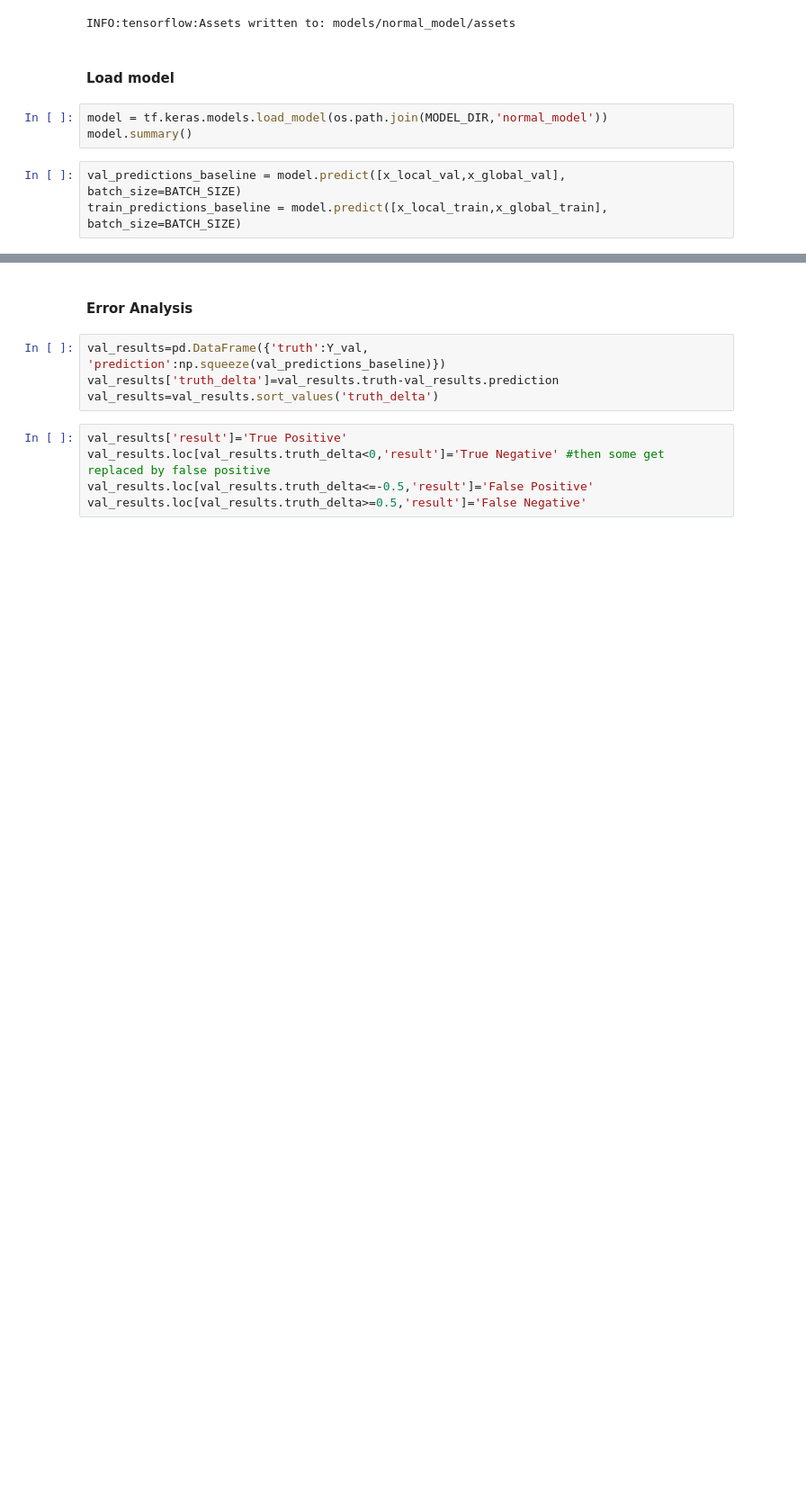
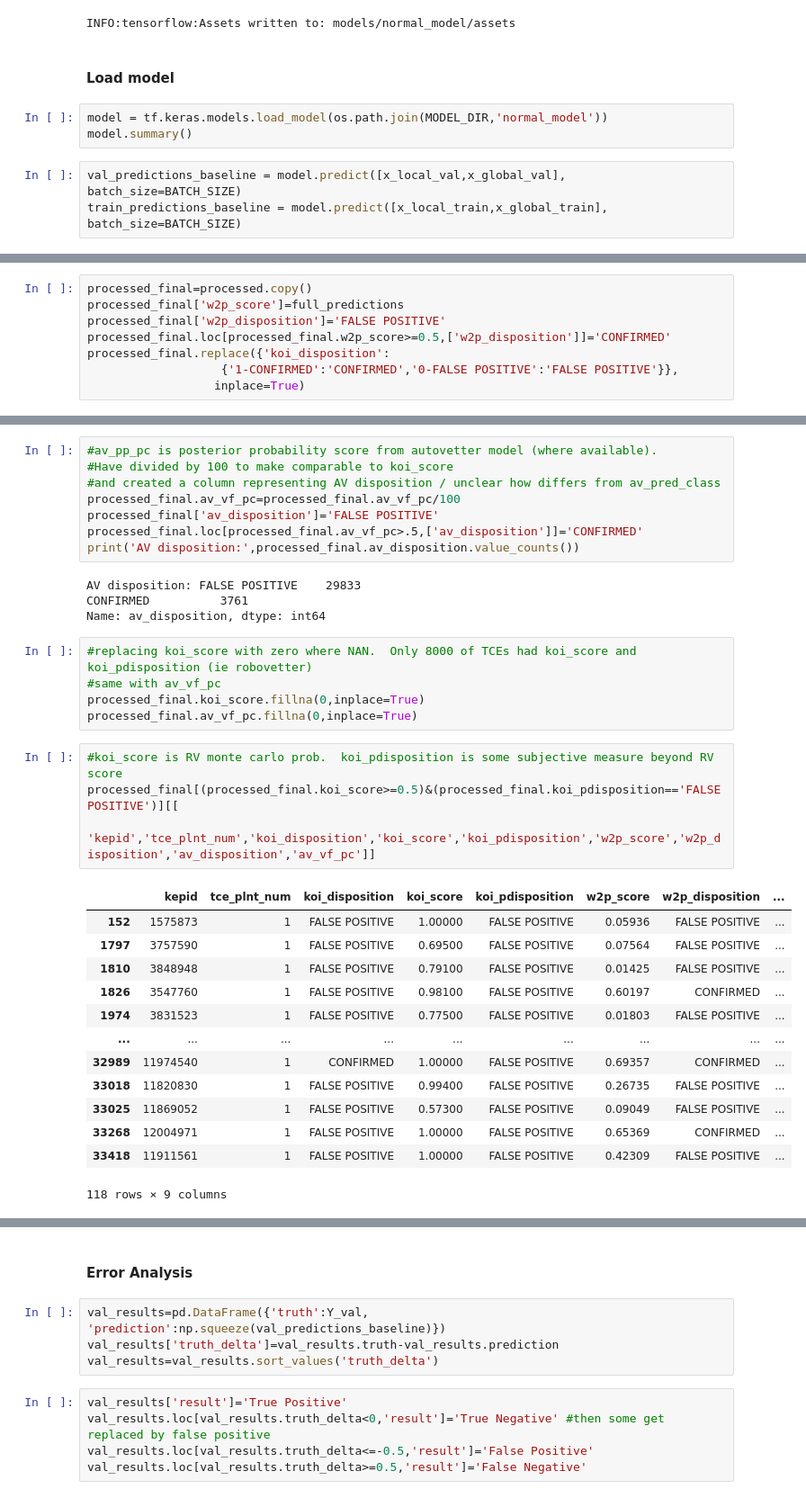
Before and after one commit to travisrmetz/w210, a Jupyter notebook: w2p/exoplanet_model.ipynb, the cells around one changed output, grey strips where cells are left out. Shown at 90% size. Drawn from its saved outputs; the diff is of its cells as text; blank space fills up the shorter version.

```diff
--- a/w2p/exoplanet_model.ipynb
+++ b/w2p/exoplanet_model.ipynb
@@ -466,0 +494,8 @@ Accuracy:  0.9613037654412859
+# %%
+processed_final=processed.copy()
+processed_final['w2p_score']=full_predictions
+processed_final['w2p_disposition']='FALSE POSITIVE'
+processed_final.loc[processed_final.w2p_score>=0.5,['w2p_disposition']]='CONFIRMED'
+processed_final.replace({'koi_disposition':
+                   {'1-CONFIRMED':'CONFIRMED','0-FALSE POSITIVE':'FALSE POSITIVE'}},
+                  inplace=True)
@@ -466,0 +526,35 @@ Accuracy:  0.9613037654412859
+# %%
+#av_pp_pc is posterior probability score from autovetter model (where available).
+#Have divided by 100 to make comparable to koi_score
+#and created a column representing AV disposition / unclear how differs from av_pred_class
+processed_final.av_vf_pc=processed_final.av_vf_pc/100
+processed_final['av_disposition']='FALSE POSITIVE'
+processed_final.loc[processed_final.av_vf_pc>.5,['av_disposition']]='CONFIRMED'
+print('AV disposition:',processed_final.av_disposition.value_counts())
+# %% [output]
+AV disposition: FALSE POSITIVE    29833
+CONFIRMED          3761
+Name: av_disposition, dtype: int64
+# %%
+#replacing koi_score with zero where NAN.  Only 8000 of TCEs had koi_score and koi_pdisposition (ie robovetter)
+#same with av_vf_pc
+processed_final.koi_score.fillna(0,inplace=True)
+processed_final.av_vf_pc.fillna(0,inplace=True)
+# %%
+#koi_score is RV monte carlo prob.  koi_pdisposition is some subjective measure beyond RV score
+processed_final[(processed_final.koi_score>=0.5)&(processed_final.koi_pdisposition=='FALSE POSITIVE')][[
+    'kepid','tce_plnt_num','koi_disposition','koi_score','koi_pdisposition','w2p_score','w2p_disposition','av_disposition','av_vf_pc']]
+# %% [output]
+|  | kepid | tce_plnt_num | koi_disposition | koi_score | koi_pdisposition | w2p_score | w2p_disposition | ... |
+| 152 | 1575873 | 1 | FALSE POSITIVE | 1.00000 | FALSE POSITIVE | 0.05936 | FALSE POSITIVE | ... |
+| 1797 | 3757590 | 1 | FALSE POSITIVE | 0.69500 | FALSE POSITIVE | 0.07564 | FALSE POSITIVE | ... |
+| 1810 | 3848948 | 1 | FALSE POSITIVE | 0.79100 | FALSE POSITIVE | 0.01425 | FALSE POSITIVE | ... |
+| 1826 | 3547760 | 1 | FALSE POSITIVE | 0.98100 | FALSE POSITIVE | 0.60197 | CONFIRMED | ... |
+| 1974 | 3831523 | 1 | FALSE POSITIVE | 0.77500 | FALSE POSITIVE | 0.01803 | FALSE POSITIVE | ... |
+| ... | ... | ... | ... | ... | ... | ... | ... | ... |
+| 32989 | 11974540 | 1 | CONFIRMED | 1.00000 | FALSE POSITIVE | 0.69357 | CONFIRMED | ... |
+| 33018 | 11820830 | 1 | FALSE POSITIVE | 0.99400 | FALSE POSITIVE | 0.26735 | FALSE POSITIVE | ... |
+| 33025 | 11869052 | 1 | FALSE POSITIVE | 0.57300 | FALSE POSITIVE | 0.09049 | FALSE POSITIVE | ... |
+| 33268 | 12004971 | 1 | FALSE POSITIVE | 1.00000 | FALSE POSITIVE | 0.65369 | CONFIRMED | ... |
+| 33418 | 11911561 | 1 | FALSE POSITIVE | 1.00000 | FALSE POSITIVE | 0.42309 | FALSE POSITIVE | ... |
+118 rows × 9 columns
```
Also changed, not shown: parts of 14 cells of this notebook, 3 other files.
